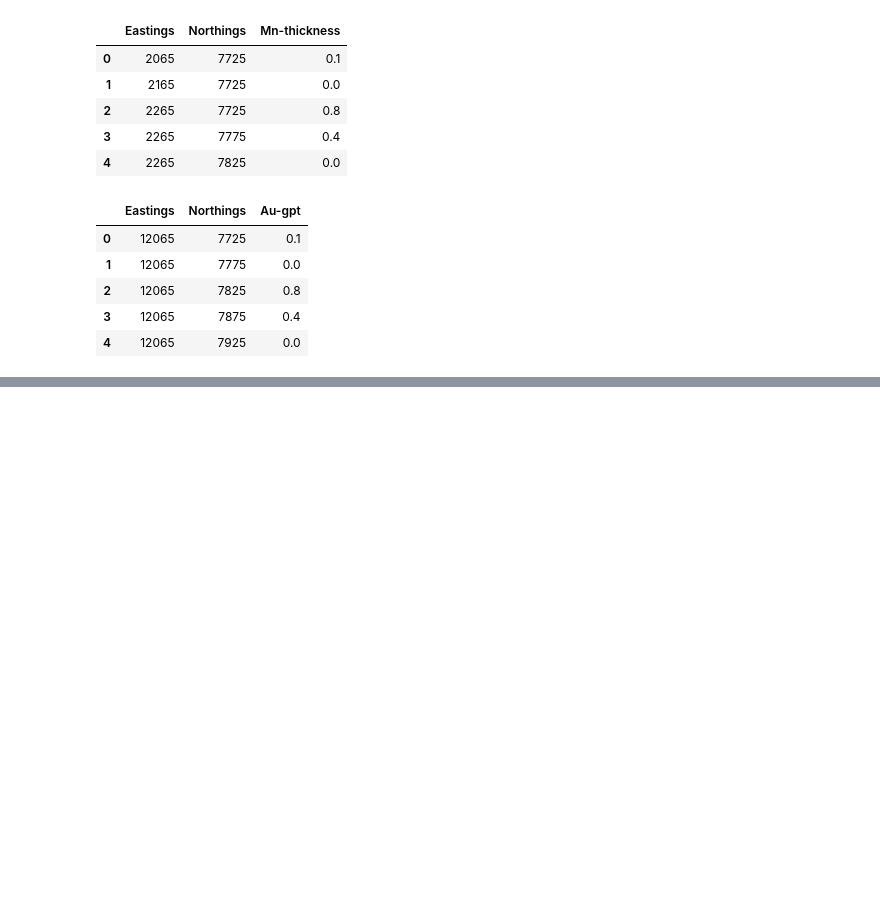
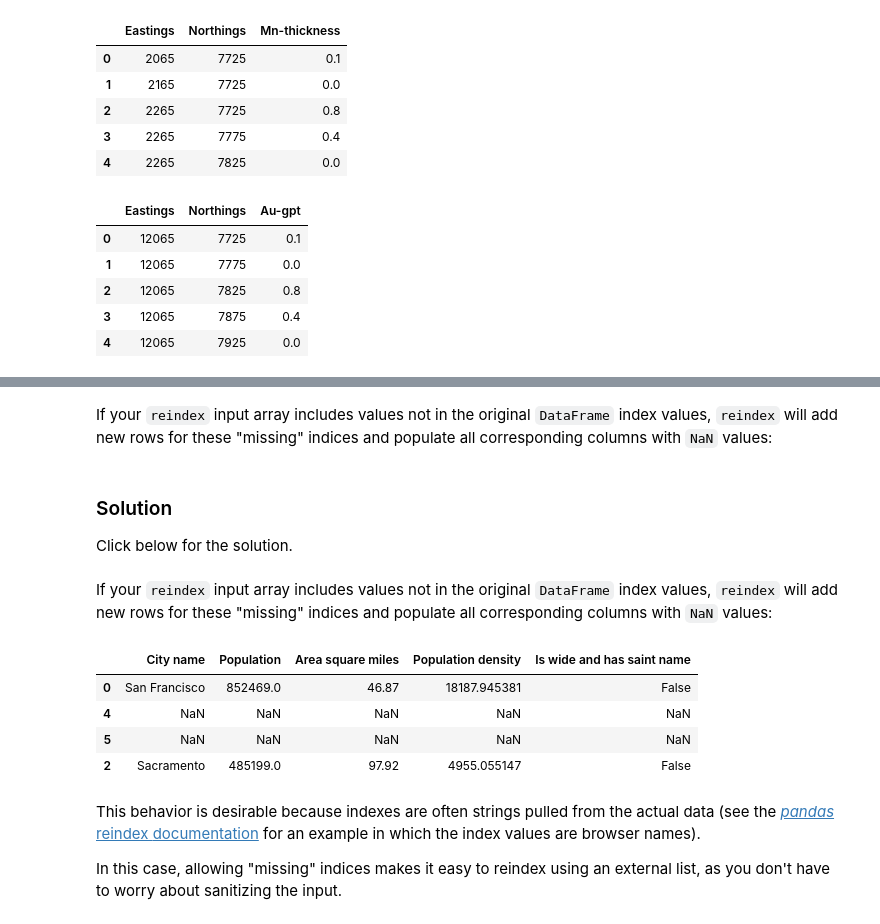
Before and after one commit to zaknbur/data, a Jupyter notebook: Panda_plotting,_Colaboratory.ipynb, the cells around one changed output, grey strips where cells are left out. Cells and saved outputs as stored; diff of their text form; code cells hidden in the pictures; blank space fills up the shorter version.

```diff
--- a/Panda_plotting,_Colaboratory.ipynb
+++ b/Panda_plotting,_Colaboratory.ipynb
@@ -116,0 +216,4 @@ data.head()
+# %%
+cities = pd.DataFrame({ 'City name': city_names, 'Population': population })
+print(type(cities['City name']))
+cities['City name']
@@ -116,0 +279,4 @@ data.head()
+# %%
+cities['Area square miles'] = pd.Series([46.87, 176.53, 97.92])
+cities['Population density'] = cities['Population'] / cities['Area square miles']
+cities
@@ -116,0 +299,3 @@ data.head()
+# %%
+cities['Is wide and has saint name'] = (cities['Area square miles'] > 50) & cities['City name'].apply(lambda name: name.startswith('San'))
+cities
@@ -116,0 +311,3 @@ data.head()
+# %%
+cities['Is wide and has saint name'] = (cities['Area square miles'] > 50) & cities['City name'].apply(lambda name: name.startswith('San'))
+cities
@@ -116,0 +357,2 @@ data.head()
+# %% [markdown]
+If your `reindex` input array includes values not in the original `DataFrame` index values, `reindex` will add new rows for these "missing" indices and populate all corresponding columns with `NaN` values:
@@ -116,0 +361,21 @@ data.head()
+# %% [markdown]
+### Solution
+
+Click below for the solution.
+# %% [markdown]
+If your `reindex` input array includes values not in the original `DataFrame` index values, `reindex` will add new rows for these "missing" indices and populate all corresponding columns with `NaN` values:
+# %%
+cities.reindex([0, 4, 5, 2])
+# %% [output]
+|  | City name | Population | Area square miles | Population density | Is wide and has saint name |
+| 0 | San Francisco | 852469.0 | 46.87 | 18187.945381 | False |
+| 4 | NaN | NaN | NaN | NaN | NaN |
+| 5 | NaN | NaN | NaN | NaN | NaN |
+| 2 | Sacramento | 485199.0 | 97.92 | 4955.055147 | False |
+# %% [markdown]
+This behavior is desirable because indexes are often strings pulled from the actual data (see the [*pandas* reindex
+documentation](http://pandas.pydata.org/pandas-docs/stable/generated/pandas.DataFrame.reindex.html) for an example
+in which the index values are browser names).
+
+In this case, allowing "missing" indices makes it easy to reindex using an external list, as you don't have to worry about
+sanitizing the input.
```
Also changed, not shown: parts of 46 cells of this notebook.
